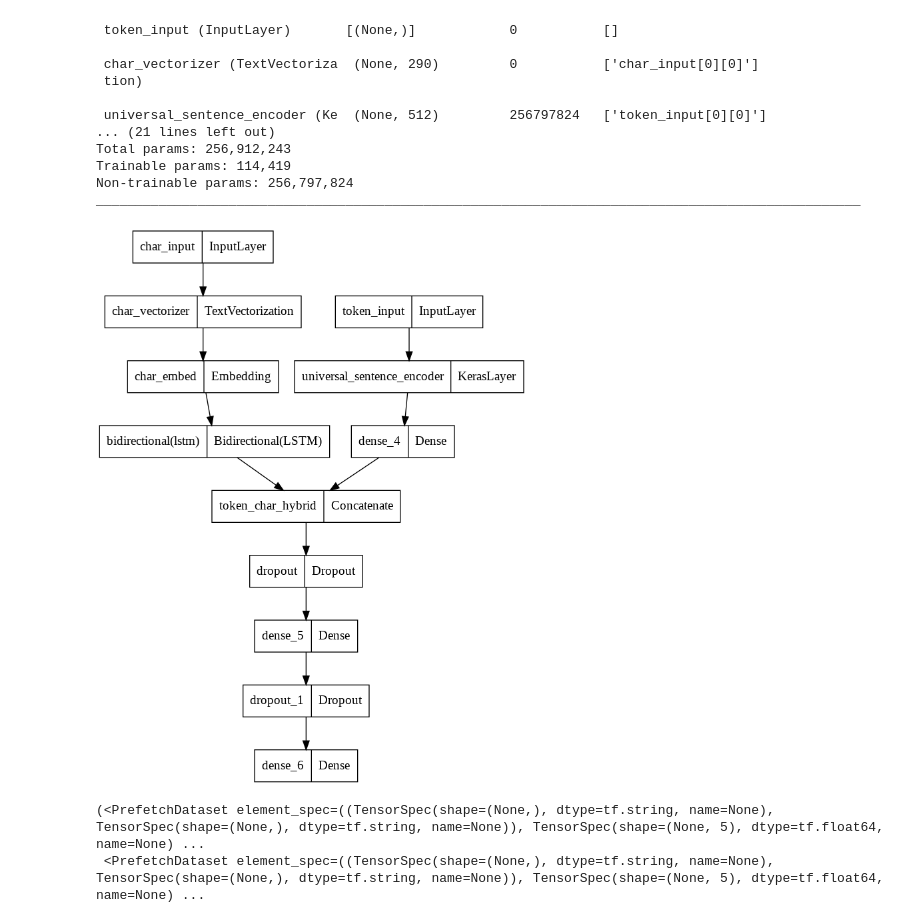
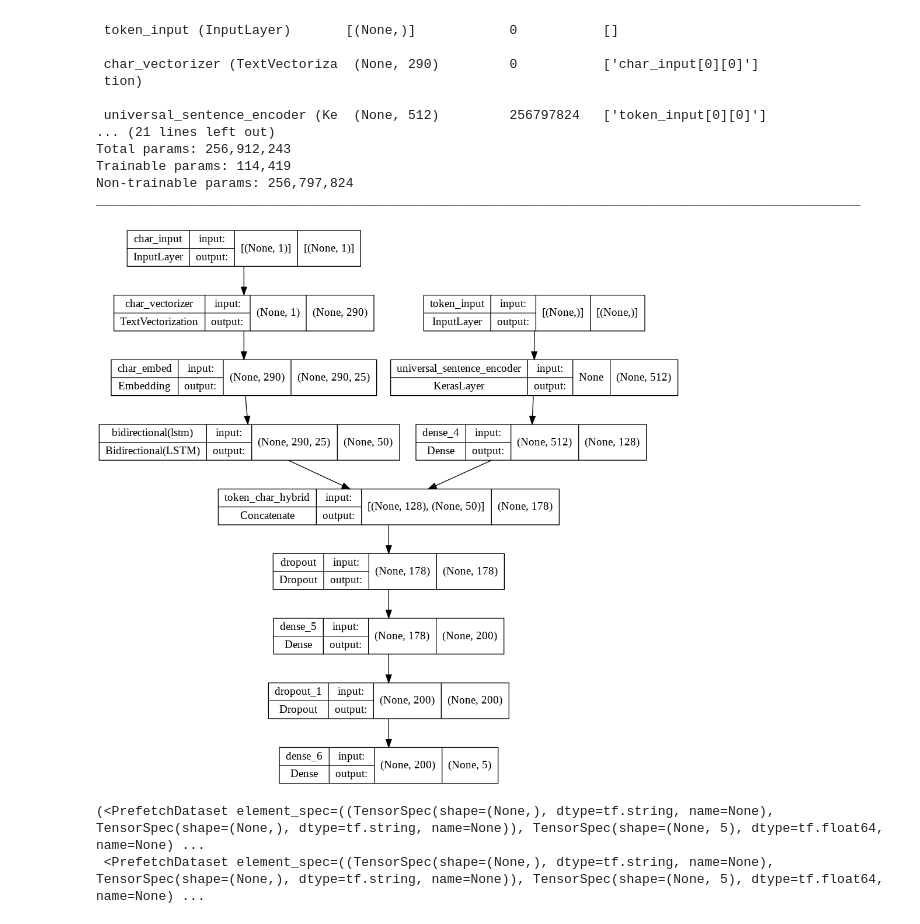
Before and after one commit to Kennedy87670/NLP, a Jupyter notebook: Skimlit_nlp.ipynb, the cells around one changed output. Drawn from its saved outputs; the diff is of its cells as text; code cells hidden in the pictures.

```diff
--- a/Skimlit_nlp.ipynb
+++ b/Skimlit_nlp.ipynb
@@ -1040,9 +1040,9 @@ ________________________________________________________________________________
 # %%
 # Plot hybrid token and character model
 from tensorflow.keras.utils import plot_model
-plot_model(model_4)
+plot_model(model_4, show_shapes=True)
 # %% [output]
-[figure, old version]
+[figure, new version]
 # %%
 # Compile token char model
 model_4.compile(loss="categorical_crossentropy",
```
Also changed, not shown: parts of 26 cells of this notebook.
